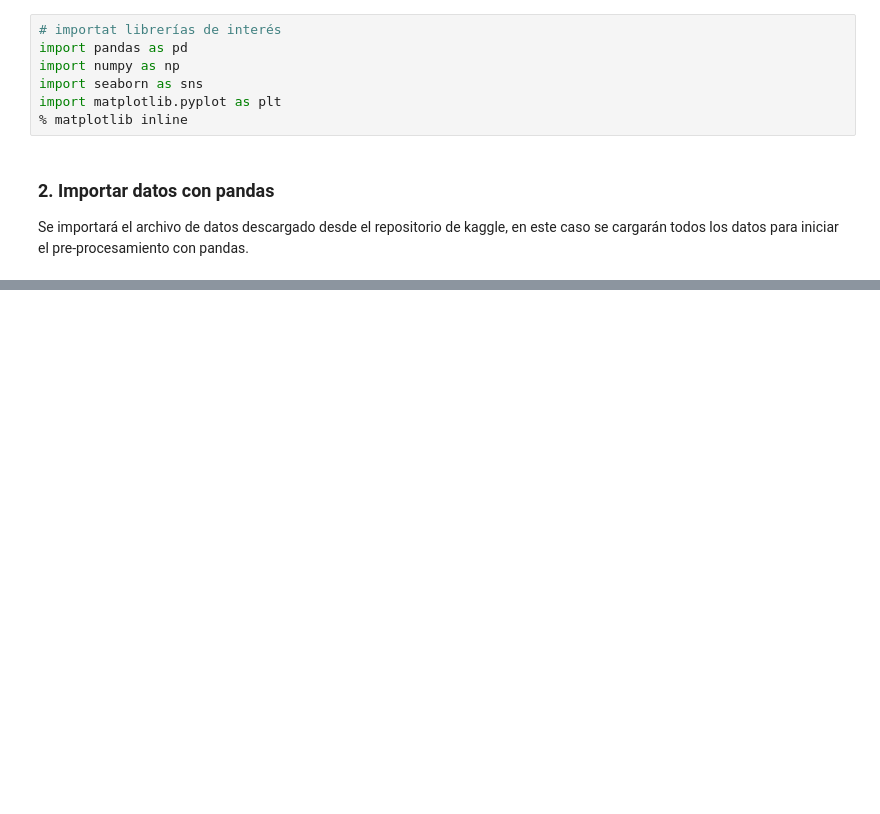
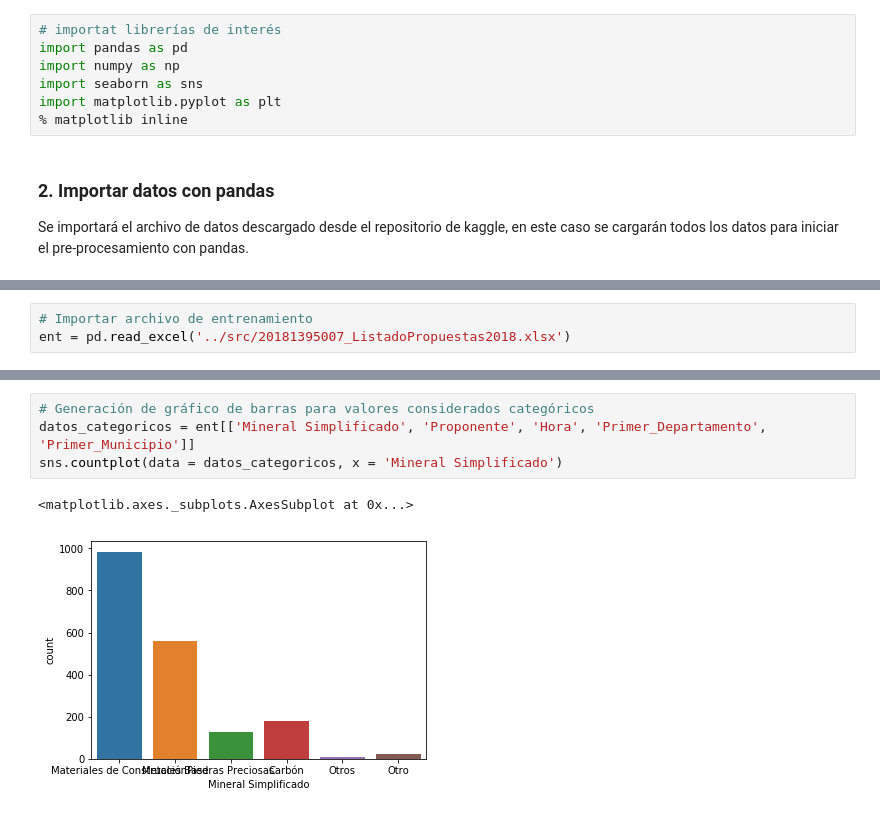
Before and after one commit to ruedadavid/BigData_Trabajo, a Jupyter notebook: nb/Trabajo_RevisionDatos_EDA.ipynb, the cells around one changed output, grey strips where cells are left out. Saved outputs shown, nothing was run; the diff lists cells and outputs as text; blank space fills up the shorter version.

```diff
--- a/nb/Trabajo_RevisionDatos_EDA.ipynb
+++ b/nb/Trabajo_RevisionDatos_EDA.ipynb
@@ -298,0 +52,3 @@ AttributeError: Unknown property cmap_
+# %%
+# Importar archivo de entrenamiento
+ent = pd.read_excel('../src/20181395007_ListadoPropuestas2018.xlsx')
@@ -298,0 +141,7 @@ AttributeError: Unknown property cmap_
+# %%
+# Generación de gráfico de barras para valores considerados categóricos
+datos_categoricos = ent[['Mineral Simplificado', 'Proponente', 'Hora', 'Primer_Departamento', 'Primer_Municipio']]
+sns.countplot(data = datos_categoricos, x = 'Mineral Simplificado')
+# %% [output]
+<matplotlib.axes._subplots.AxesSubplot at 0x...>
+[figure, added]
```
Also changed, not shown: parts of 60 cells of this notebook, 1 other file.
